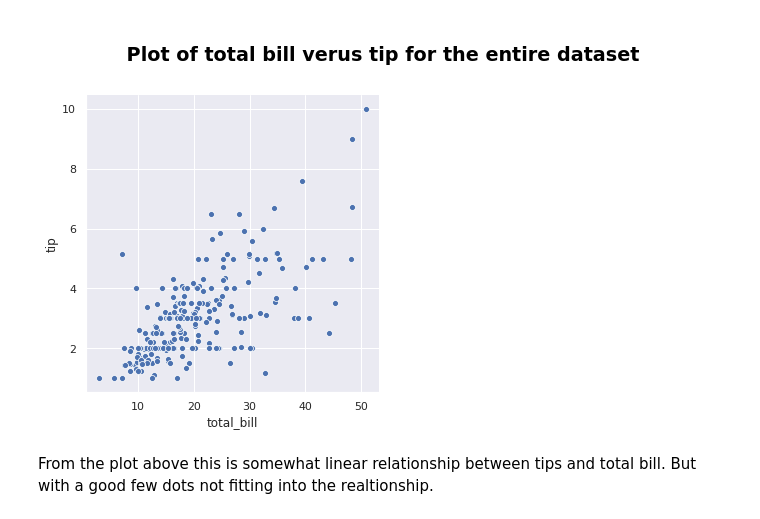
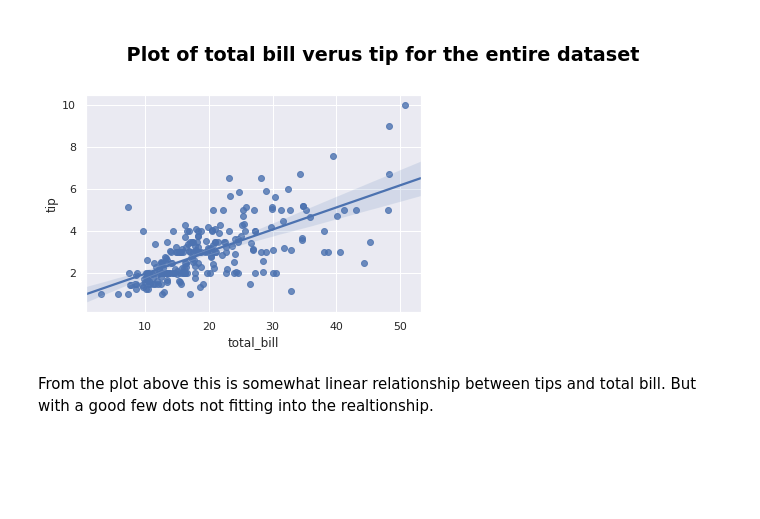
Before and after one commit to neadie/FundamentalsOfDataAnalysisProject, a Jupyter notebook: DataAnalyticsFundamentals.ipynb, the cells around one changed output. Saved outputs shown, nothing was run; the diff lists cells and outputs as text; code cells hidden in the pictures; blank space fills up the shorter version.

```diff
--- a/DataAnalyticsFundamentals.ipynb
+++ b/DataAnalyticsFundamentals.ipynb
@@ -95,9 +90,9 @@ tips.describe()
 # %% [markdown]
 ### <center>**Plot of total bill verus tip for the entire dataset**</center>
 # %%
-sns.relplot(x="total_bill", y="tip", data=tips);
+ ax = sns.regplot(x="total_bill", y="tip", data=tips)
 # %% [output]
-[figure, old version]
+[figure, new version]
 # %% [markdown]
 From the plot above this is somewhat linear relationship between tips and total bill. But with a good few dots not fitting into the realtionship.
 # %% [markdown]
```
Also changed, not shown: parts of 235 cells of this notebook.
